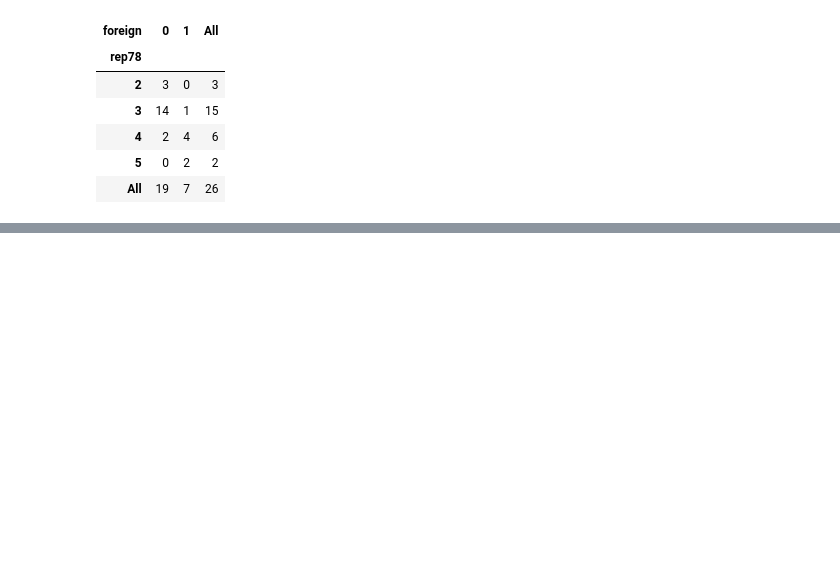
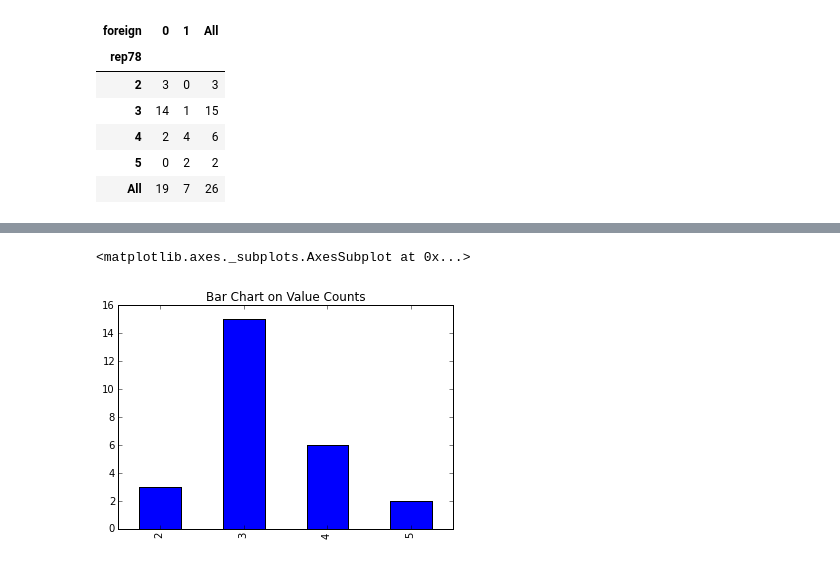
Before and after one commit to pmbaumgartner/Python-for-SAS-Users, a Jupyter notebook: UCLA_SAS_Learning_Modules/Fundamentals_of_Using_SAS_(part_I)/Introduction to the Features of SAS.ipynb, the cells around one changed output, grey strips where cells are left out. Cells and saved outputs as stored; diff of their text form; code cells hidden in the pictures; blank space fills up the shorter version.

```diff
--- a/UCLA_SAS_Learning_Modules/Fundamentals_of_Using_SAS_(part_I)/Introduction to the Features of SAS.ipynb
+++ b/UCLA_SAS_Learning_Modules/Fundamentals_of_Using_SAS_(part_I)/Introduction to the Features of SAS.ipynb
@@ -64,7 +69,8 @@ Datsun  8129 21  4     2750   184    1
 # %%
 auto = pd.read_table(datalines,
                      delim_whitespace=True,
-                     names=['make', 'price', 'mpg', 'rep78', 'weight', 'length', 'foreign'])
+                     names=['make', 'price', 'mpg', 'rep78',
+                            'weight', 'length', 'foreign'])
 # %%
 datalines.close()
 # %% [markdown]
@@ -279,0 +339,6 @@ crosstab.div(crosstab.sum(axis=1), axis=0)
+# %%
+auto['rep78'].value_counts(sort=False).plot(kind='bar',
+                                            title="Bar Chart on Value Counts")
+# %% [output]
+<matplotlib.axes._subplots.AxesSubplot at 0x...>
+[figure, added]
```
Also changed, not shown: parts of 64 cells of this notebook, 3 other files.
